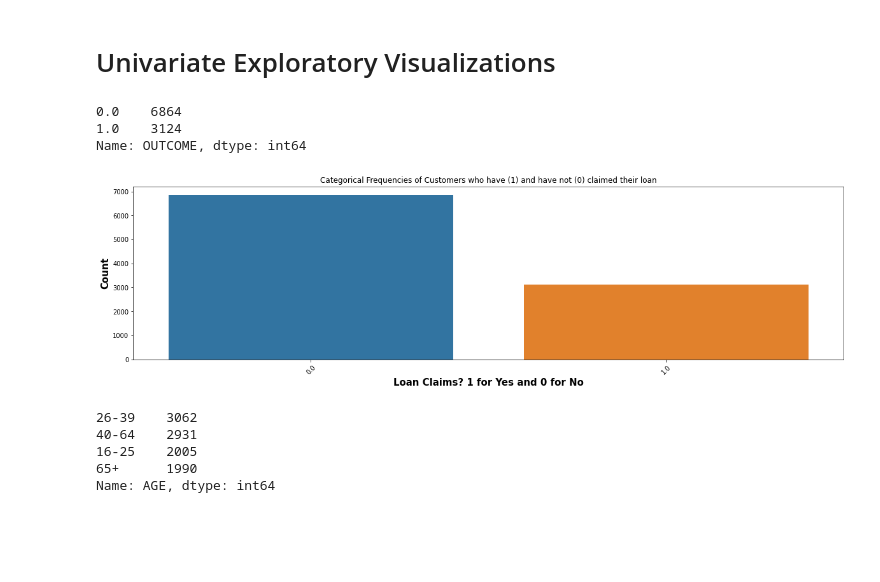
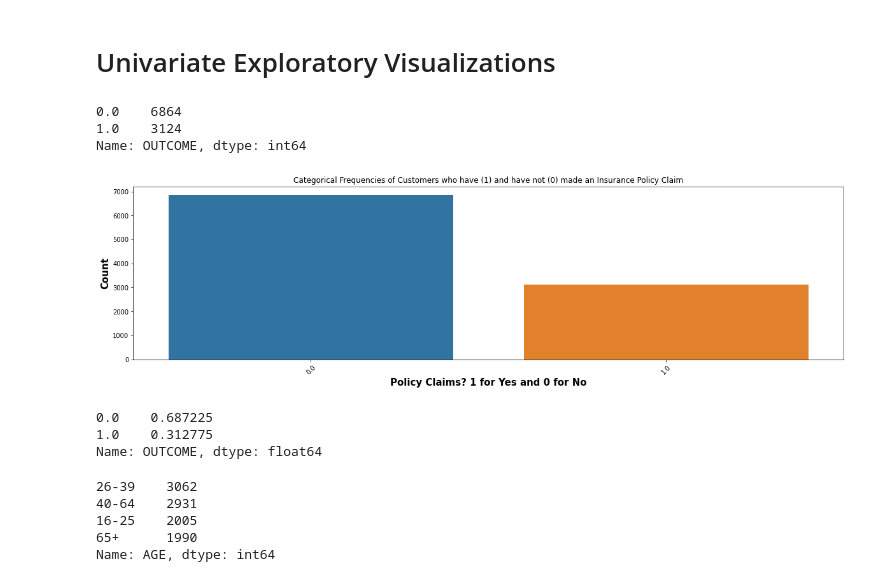
Before and after one commit to Numann-Malik/Auto-Insurance-Claims, a Jupyter notebook: CarInsurance.ipynb, the cells around one changed output. Cells and saved outputs as stored; diff of their text form; code cells hidden in the pictures; blank space fills up the shorter version.

```diff
--- a/CarInsurance.ipynb
+++ b/CarInsurance.ipynb
@@ -135,15 +161,21 @@ def plot_bar(data,x, y, figsize=(20,5)):
     return fig,ax
 # %%
 fig, ax = plot_bar(df, 'OUTCOME', 'OUTCOME');
-plt.xlabel('Loan Claims? 1 for Yes and 0 for No')
+plt.xlabel('Policy Claims? 1 for Yes and 0 for No')
 plt.ylabel('Count')
-plt.title('Categorical Frequencies of Customers who have (1) and have not (0) claimed their loan');
+plt.title('Categorical Frequencies of Customers who have (1) and have not (0) made an Insurance Policy Claim');
 print(df['OUTCOME'].value_counts())
 # %% [output]
 0.0    6864
 1.0    3124
 Name: OUTCOME, dtype: int64
-[figure, old version]
+[figure, new version]
+# %%
+print(df['OUTCOME'].value_counts(normalize=True))
+# %% [output]
+0.0    0.687225
+1.0    0.312775
+Name: OUTCOME, dtype: float64
 # %%
 fig, ax = plot_bar(df, 'AGE', 'AGE');
 plt.xlabel('Age')
```
Also changed, not shown: parts of 75 cells of this notebook.
